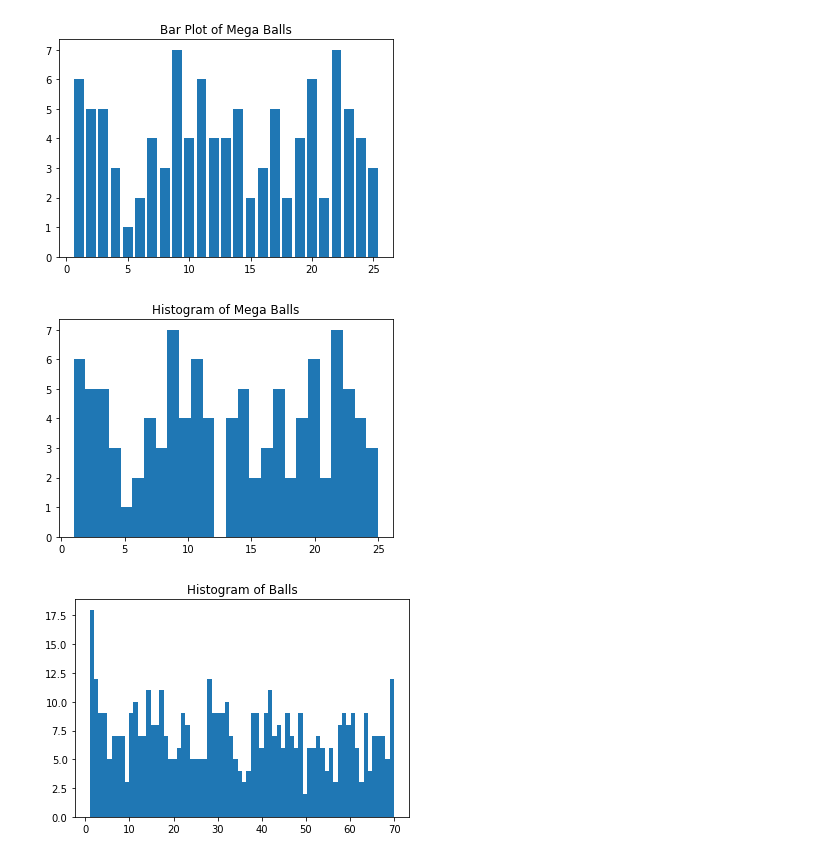
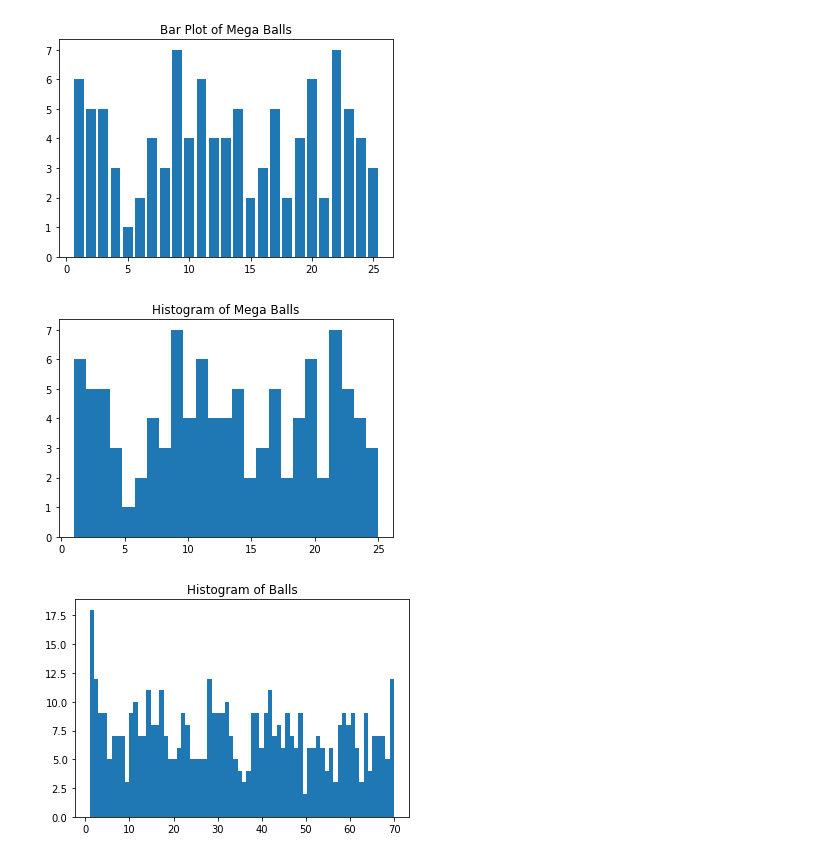
Before and after one commit to shatskikh/lottery, a Jupyter notebook: Lottery Data.ipynb, the cells around one changed output. Drawn from its saved outputs; the diff is of its cells as text; code cells hidden in the pictures.

```diff
--- a/Lottery Data.ipynb
+++ b/Lottery Data.ipynb
@@ -163,9 +165,9 @@ plt.show()
 # %%
-plt.hist(data_s.Mega, bins=26)
+plt.hist(data_s.Mega, bins=25)
 plt.title('Histogram of Mega Balls')
 plt.show()
 # %% [output]
-[figure, old version]
+[figure, new version]
 # %%
 balls = data_s[['1', '2', '3', '4', '5']].values.flatten()
 unique, counts = np.unique(balls, return_counts=True)
```
Also changed, not shown: parts of 5 cells of this notebook.
